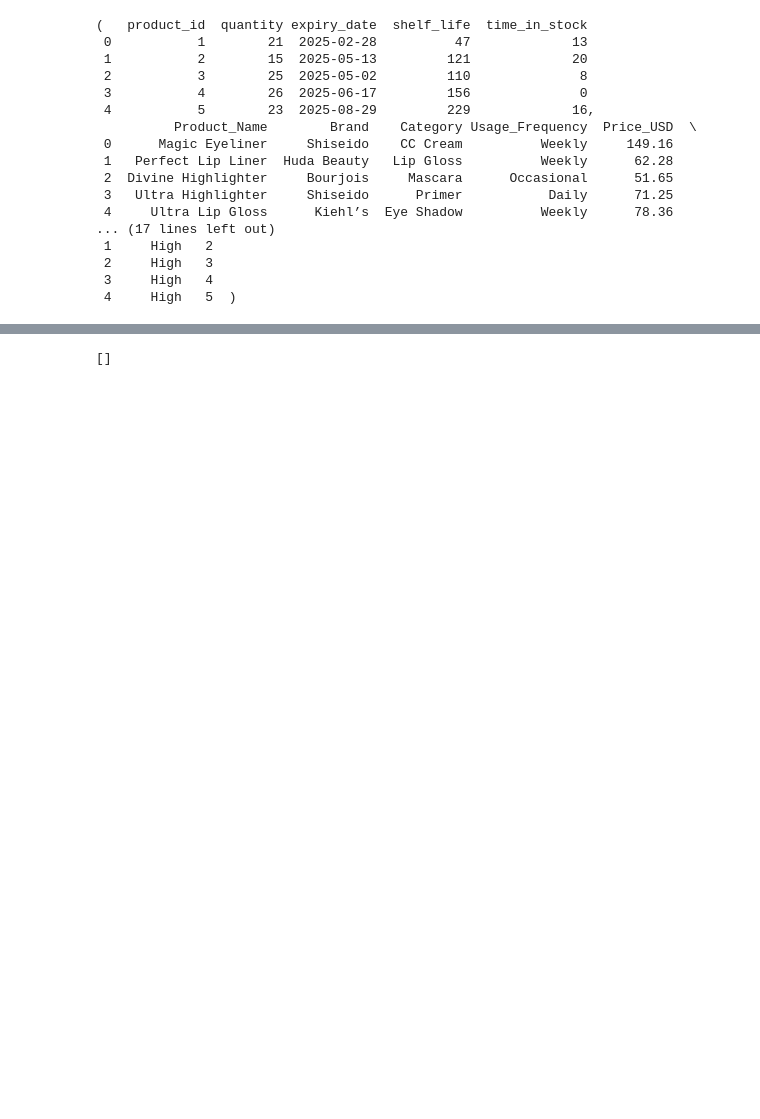
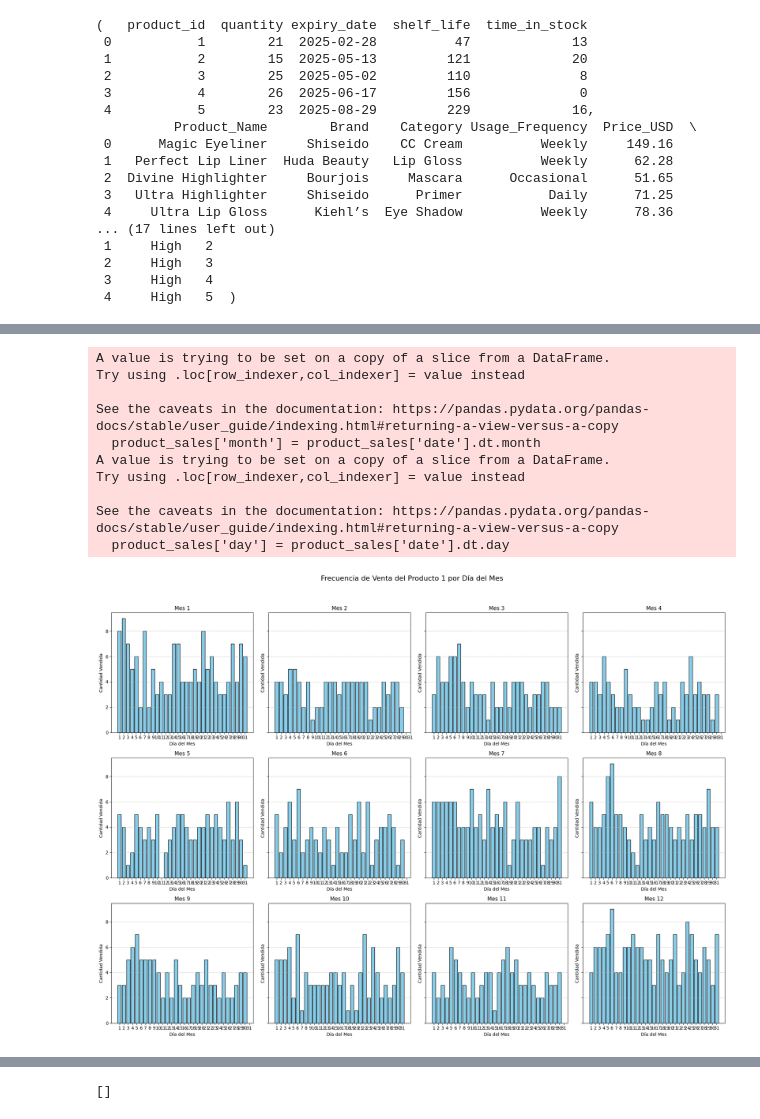
Before and after one commit to LUISRGUEZSOSA/AI_discount_recommendation_based_on_expiration_date, a Jupyter notebook: dbs/synthetic_dataset/db_generator.ipynb, the cells around one changed output, grey strips where cells are left out. Drawn from its saved outputs; the diff is of its cells as text; code cells hidden in the pictures; blank space fills up the shorter version.

```diff
--- a/dbs/synthetic_dataset/db_generator.ipynb
+++ b/dbs/synthetic_dataset/db_generator.ipynb
@@ -8,8 +8,8 @@ import copy
 
 
 # Load the provided files
-stock_file_path = './stock_0.csv'
-classified_products_file_path = './classified_products.csv'
+stock_file_path = './initial_stock.csv'
+classified_products_file_path = './products.csv'
 
 stock_df = pd.read_csv(stock_file_path)
 classified_products_df = pd.read_csv(classified_products_file_path)
@@ -274,3 +318,51 @@ plt.show()
+# %%
+import pandas as pd
+import matplotlib.pyplot as plt
+
+# Cargar los datos
+sales_data = pd.read_csv('sales_test.csv')
+sales_data['date'] = pd.to_datetime(sales_data['date'])  # Convertir la fecha a formato datetime
+
+# Filtrar por un producto específico
+product_id_to_analyze = 1  # Cambia este ID al del producto que deseas analizar
+product_sales = sales_data[sales_data['product_id'] == product_id_to_analyze]
+
+# Agregar columna de mes y día
+product_sales['month'] = product_sales['date'].dt.month
+product_sales['day'] = product_sales['date'].dt.day
+
+# Crear una figura con subplots para cada mes
+fig, axes = plt.subplots(3, 4, figsize=(20, 15), sharey=True)
+fig.suptitle(f'Frecuencia de Venta del Producto {product_id_to_analyze} por Día del Mes', fontsize=16)
+
+# Generar un gráfico para cada mes
+for month in range(1, 13):
+    ax = axes[(month-1)//4, (month-1)%4]
+    month_data = product_sales[product_sales['month'] == month]
+    daily_sales = month_data.groupby('day')['quantity'].sum().reset_index()
+
+    ax.bar(daily_sales['day'], daily_sales['quantity'], color='skyblue', edgecolor='black')
+    ax.set_title(f'Mes {month}')
+    ax.set_xlabel('Día del Mes')
+    ax.set_ylabel('Cantidad Vendida')
+    ax.set_xticks(range(1, 32))  # Mostrar días del 1 al 31
+    ax.grid(axis='y', linestyle='--', alpha=0.7)
+
+# Ajustar el espacio entre subplots
+plt.tight_layout(rect=[0, 0, 1, 0.95])
+plt.show()
+# %% [output]
+A value is trying to be set on a copy of a slice from a DataFrame.
+Try using .loc[row_indexer,col_indexer] = value instead
+
+See the caveats in the documentation: https://pandas.pydata.org/pandas-docs/stable/user_guide/indexing.html#returning-a-view-versus-a-copy
+  product_sales['month'] = product_sales['date'].dt.month
+A value is trying to be set on a copy of a slice from a DataFrame.
+Try using .loc[row_indexer,col_indexer] = value instead
+
+See the caveats in the documentation: https://pandas.pydata.org/pandas-docs/stable/user_guide/indexing.html#returning-a-view-versus-a-copy
+  product_sales['day'] = product_sales['date'].dt.day
+[figure, added]
 # %%
 import matplotlib.pyplot as plt
 import pandas as pd
```
Also changed, not shown: parts of 6 cells of this notebook, 6 other files.
